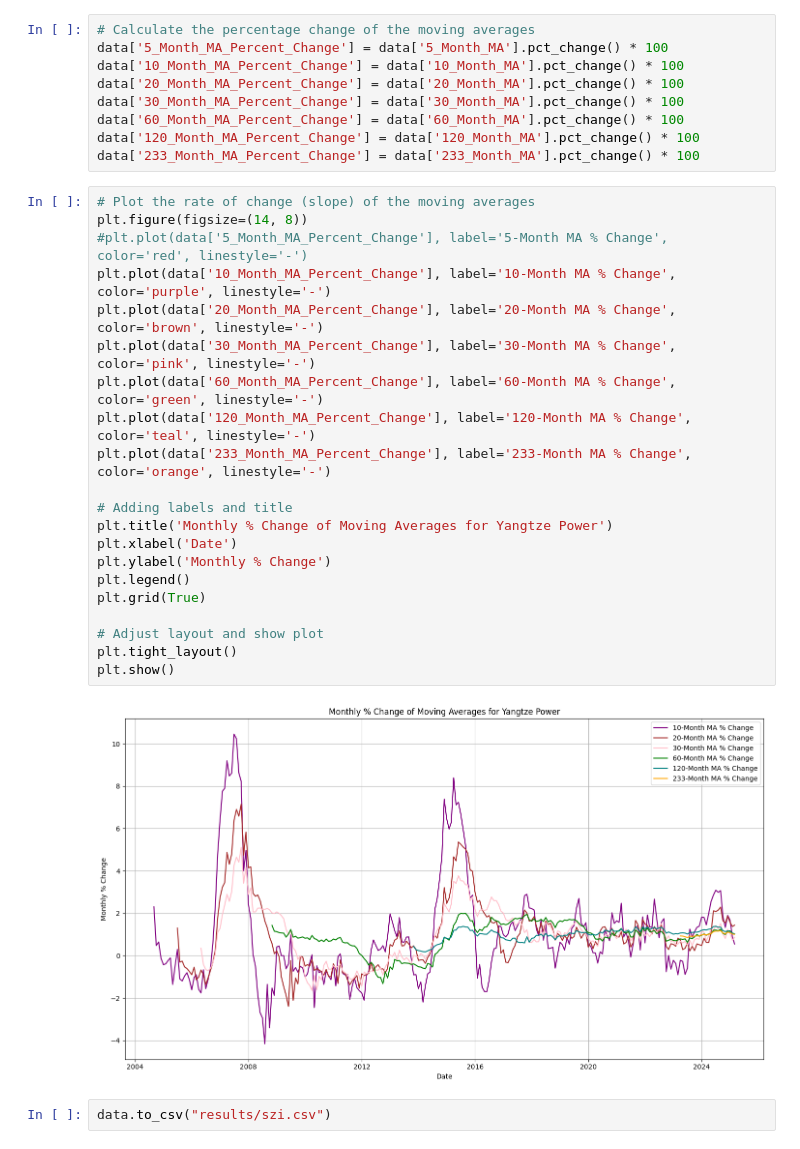
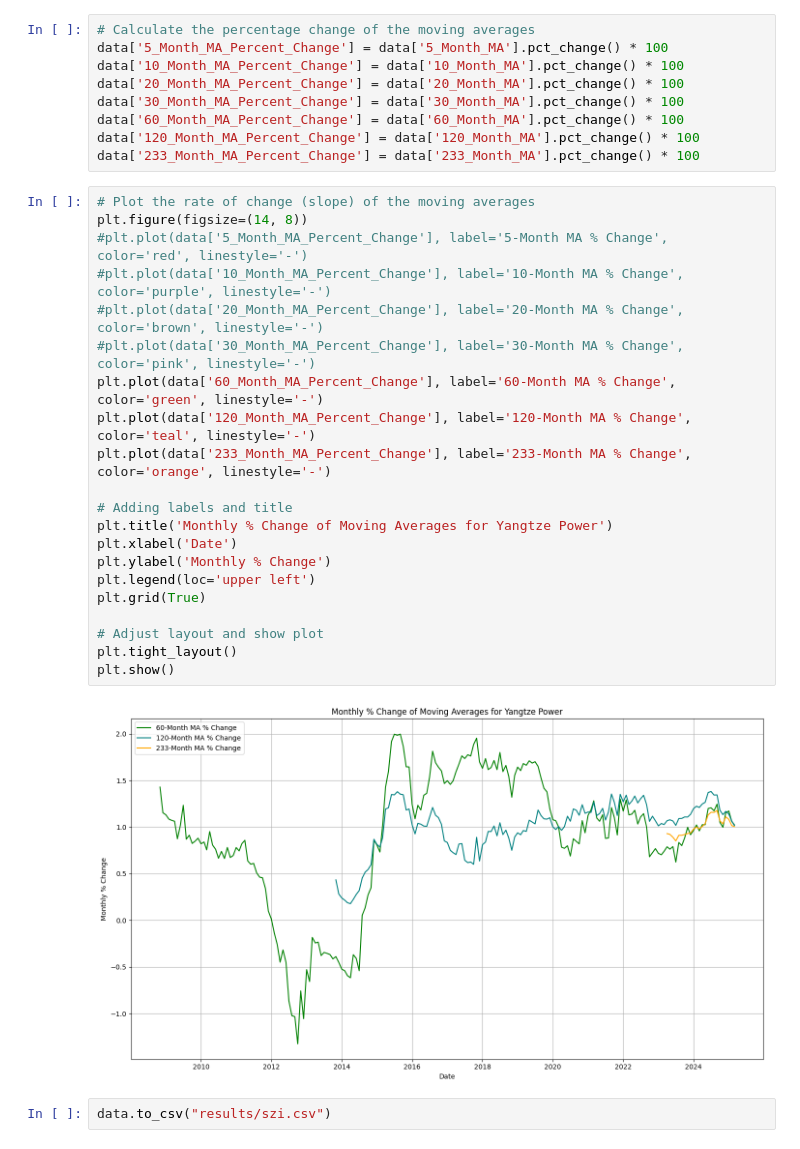
Before and after one commit to William13531/moving_average_analysis, a Jupyter notebook: yangtze_power.ipynb, the cells around one changed output. Drawn from its saved outputs; the diff is of its cells as text.

```diff
--- a/yangtze_power.ipynb
+++ b/yangtze_power.ipynb
@@ -99,25 +100,25 @@ data['233_Month_MA_Percent_Change'] = data['233_Month_MA'].pct_change() * 100
 # %%
 # Plot the rate of change (slope) of the moving averages
 plt.figure(figsize=(14, 8))
 #plt.plot(data['5_Month_MA_Percent_Change'], label='5-Month MA % Change', color='red', linestyle='-')
-plt.plot(data['10_Month_MA_Percent_Change'], label='10-Month MA % Change', color='purple', linestyle='-')
-plt.plot(data['20_Month_MA_Percent_Change'], label='20-Month MA % Change', color='brown', linestyle='-')
-plt.plot(data['30_Month_MA_Percent_Change'], label='30-Month MA % Change', color='pink', linestyle='-')
+#plt.plot(data['10_Month_MA_Percent_Change'], label='10-Month MA % Change', color='purple', linestyle='-')
+#plt.plot(data['20_Month_MA_Percent_Change'], label='20-Month MA % Change', color='brown', linestyle='-')
+#plt.plot(data['30_Month_MA_Percent_Change'], label='30-Month MA % Change', color='pink', linestyle='-')
 plt.plot(data['60_Month_MA_Percent_Change'], label='60-Month MA % Change', color='green', linestyle='-')
 plt.plot(data['120_Month_MA_Percent_Change'], label='120-Month MA % Change', color='teal', linestyle='-')
 plt.plot(data['233_Month_MA_Percent_Change'], label='233-Month MA % Change', color='orange', linestyle='-')
 
 # Adding labels and title
 plt.title('Monthly % Change of Moving Averages for Yangtze Power')
 plt.xlabel('Date')
 plt.ylabel('Monthly % Change')
-plt.legend()
+plt.legend(loc='upper left')
 plt.grid(True)
 
 # Adjust layout and show plot
 plt.tight_layout()
 plt.show()
 # %% [output]
-[figure, old version]
+[figure, new version]
 # %%
 data.to_csv("results/szi.csv")
```
Also changed, not shown: parts of 2 cells of this notebook, 16 other files.
